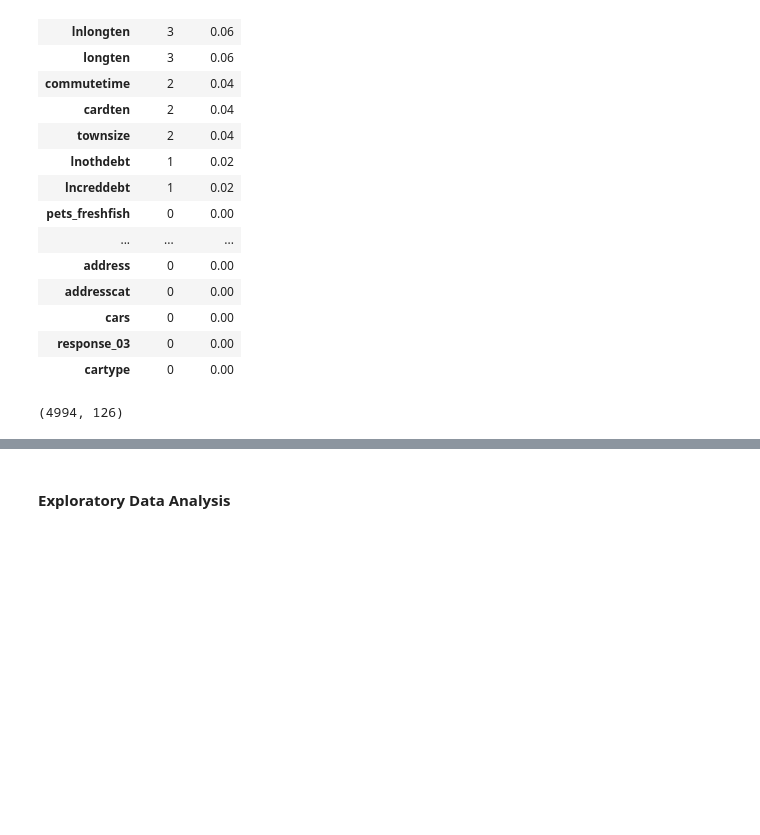
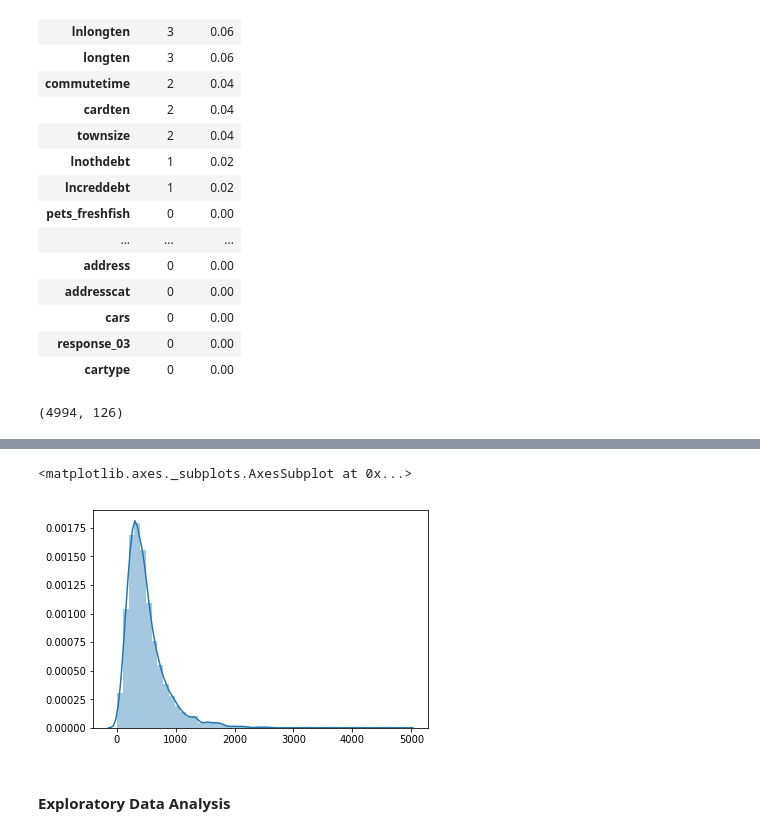
Before and after one commit to mohan-aditya05/credit_card_spend_regression, a Jupyter notebook: Credit Card Spend Prediction.ipynb, the cells around one changed output, grey strips where cells are left out. Cells and saved outputs as stored; diff of their text form; code cells hidden in the pictures; blank space fills up the shorter version.

```diff
--- a/Credit Card Spend Prediction.ipynb
+++ b/Credit Card Spend Prediction.ipynb
@@ -168,0 +207,5 @@ target_variable=data['cardspent']+data['card2spent'] #Extracting our target vari
+# %%
+sns.distplot(target_variable)
+# %% [output]
+<matplotlib.axes._subplots.AxesSubplot at 0x...>
+[figure, added]
```
Also changed, not shown: parts of 32 cells of this notebook.
